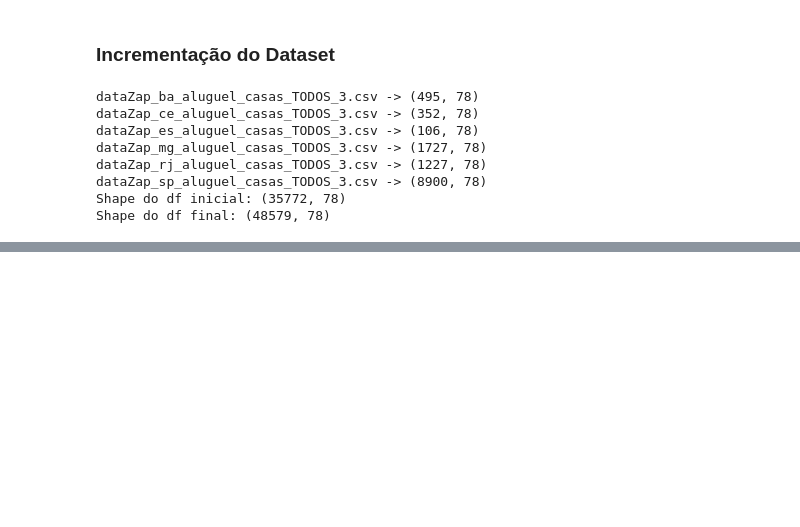
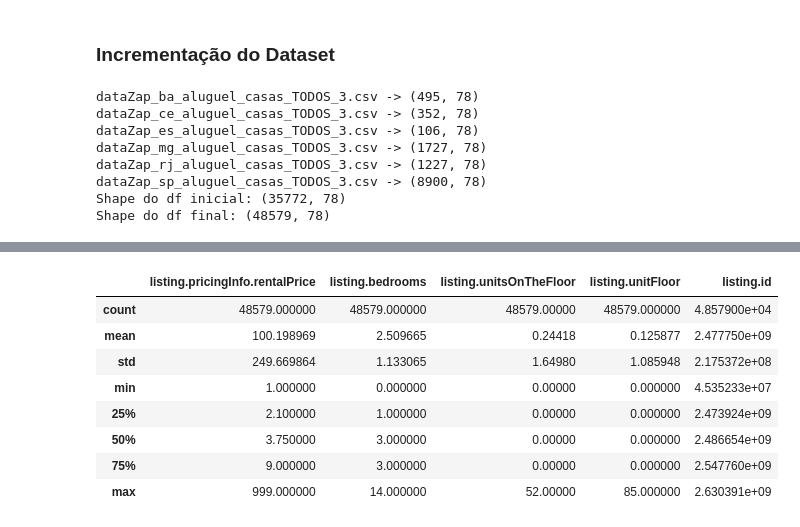
Before and after one commit to caiocmb7/MachineLearning-DS, a Jupyter notebook: ICD/Trabalho1/project.ipynb, the cells around one changed output, grey strips where cells are left out. Saved outputs shown, nothing was run; the diff lists cells and outputs as text; code cells hidden in the pictures; blank space fills up the shorter version.

```diff
--- a/ICD/Trabalho1/project.ipynb
+++ b/ICD/Trabalho1/project.ipynb
@@ -120,0 +153,12 @@ Shape do df final: (48579, 78)
+# %%
+df.describe()
+# %% [output]
+|  | listing.pricingInfo.rentalPrice | listing.bedrooms | listing.unitsOnTheFloor | listing.unitFloor | listing.id |
+| count | 48579.000000 | 48579.000000 | 48579.00000 | 48579.000000 | 4.857900e+04 |
+| mean | 100.198969 | 2.509665 | 0.24418 | 0.125877 | 2.477750e+09 |
+| std | 249.669864 | 1.133065 | 1.64980 | 1.085948 | 2.175372e+08 |
+| min | 1.000000 | 0.000000 | 0.00000 | 0.000000 | 4.535233e+07 |
+| 25% | 2.100000 | 1.000000 | 0.00000 | 0.000000 | 2.473924e+09 |
+| 50% | 3.750000 | 3.000000 | 0.00000 | 0.000000 | 2.486654e+09 |
+| 75% | 9.000000 | 3.000000 | 0.00000 | 0.000000 | 2.547760e+09 |
+| max | 999.000000 | 14.000000 | 52.00000 | 85.000000 | 2.630391e+09 |
```
Also changed, not shown: parts of 37 cells of this notebook.
